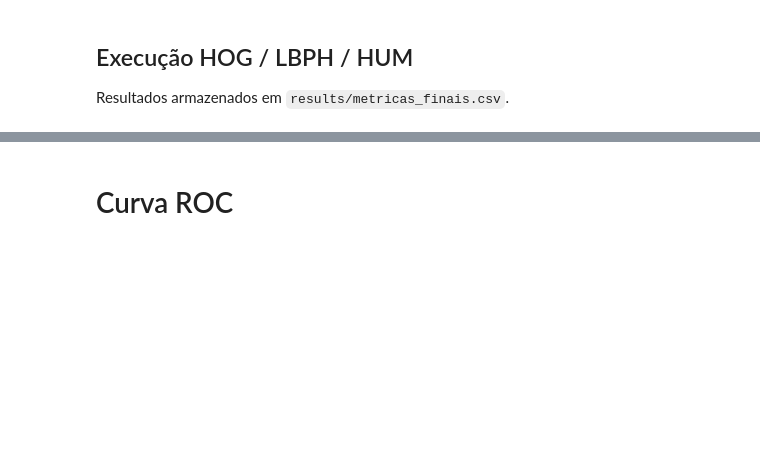
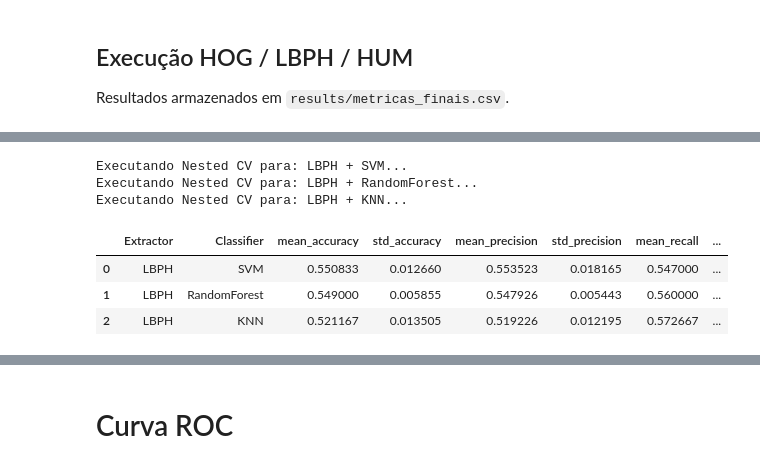
Before and after one commit to gbeloso/facial-recognition-methods-evaluation, a Jupyter notebook: facial_recognition_methods_eval.ipynb, the cells around one changed output, grey strips where cells are left out. Cells and saved outputs as stored; diff of their text form; code cells hidden in the pictures; blank space fills up the shorter version.

```diff
--- a/facial_recognition_methods_eval.ipynb
+++ b/facial_recognition_methods_eval.ipynb
@@ -268,0 +301,14 @@ Resultados armazenados em `results/metricas_finais.csv`.
+# %%
+# LBP
+f1_lbp = np.array([get_lbp_from_images(img) for img in images_1])
+f2_lbp = np.array([get_lbp_from_images(img) for img in images_2])
+df_lbp = run_experiment_and_save(f1_lbp, f2_lbp, labels, "LBPH", "results")
+df_lbp
+# %% [output]
+Executando Nested CV para: LBPH + SVM...
+Executando Nested CV para: LBPH + RandomForest...
+Executando Nested CV para: LBPH + KNN...
+|  | Extractor | Classifier | mean_accuracy | std_accuracy | mean_precision | std_precision | mean_recall | ... |
+| 0 | LBPH | SVM | 0.550833 | 0.012660 | 0.553523 | 0.018165 | 0.547000 | ... |
+| 1 | LBPH | RandomForest | 0.549000 | 0.005855 | 0.547926 | 0.005443 | 0.560000 | ... |
+| 2 | LBPH | KNN | 0.521167 | 0.013505 | 0.519226 | 0.012195 | 0.572667 | ... |
```
Also changed, not shown: parts of 18 cells of this notebook, 45 other files.
